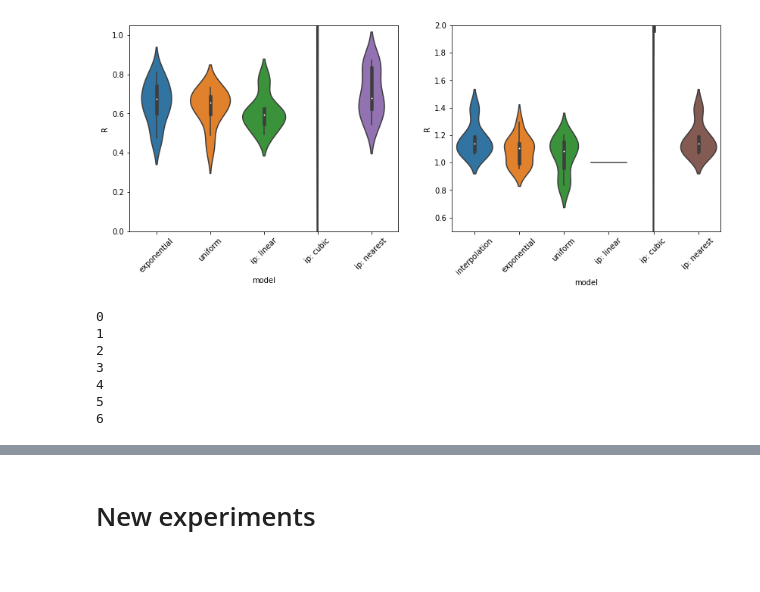
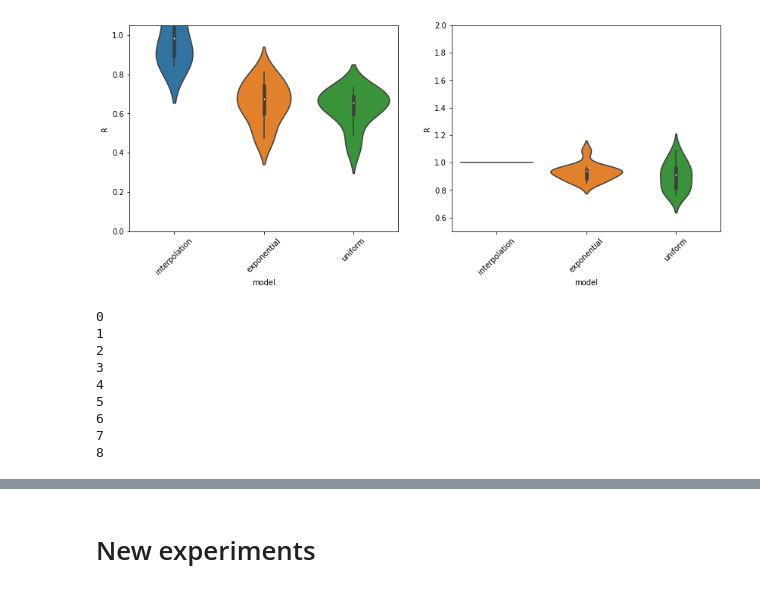
Before and after one commit to blindedjoy/Reservoir, a Jupyter notebook: MARIOS/Analysis.ipynb, the cells around one changed output, grey strips where cells are left out. Cells and saved outputs as stored; diff of their text form; code cells hidden in the pictures.

```diff
--- a/MARIOS/Analysis.ipynb
+++ b/MARIOS/Analysis.ipynb
@@ -39,0 +12,2 @@ Percentage of tests completed: 100.0%
+# %%
+medium_blindIp = EchoStateAnalysis(medium_path_list, ip_use_observers = False)
@@ -40,9 +35,9 @@ Percentage of tests completed: 100.0%
 # %%
-test.make_R_barplots()  #consider sorting
+medium_blindIp.make_R_barplots()  #consider sorting
 # %% [output]
-[figure, old version]
+[figure, new version]
 # %%
-test.get_df()
+medium_blindIp.get_df()
 # %% [output]
 0
 1
@@ -51,3 +46,5 @@ test.get_df()
 4
 5
 6
+7
+8
```
Also changed, not shown: parts of 9 cells of this notebook, 3 other files.
